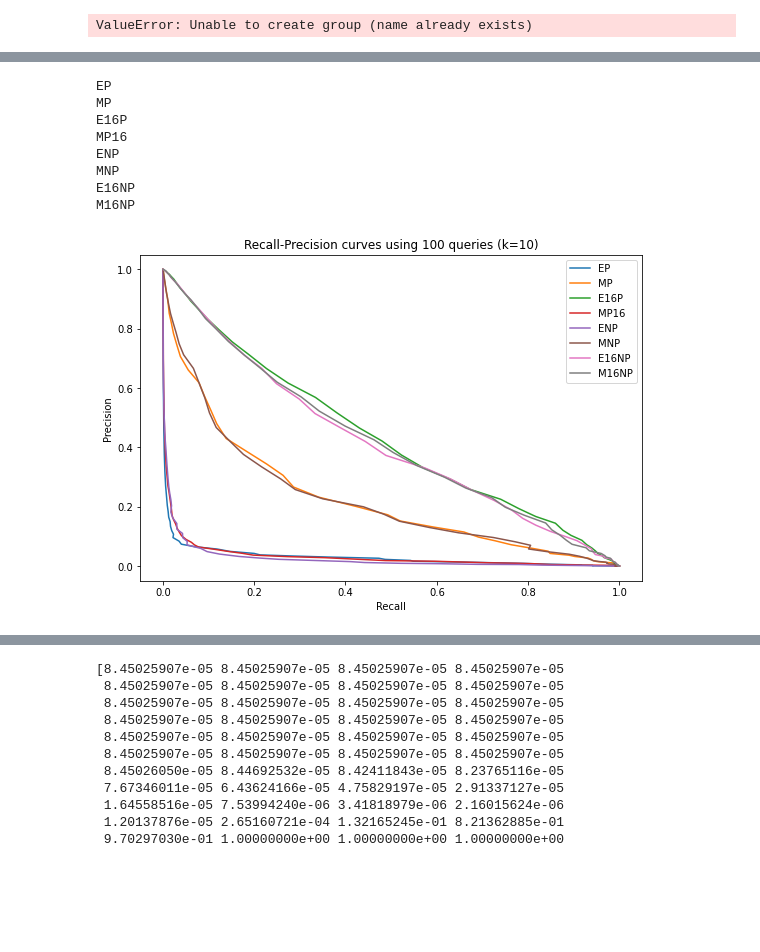
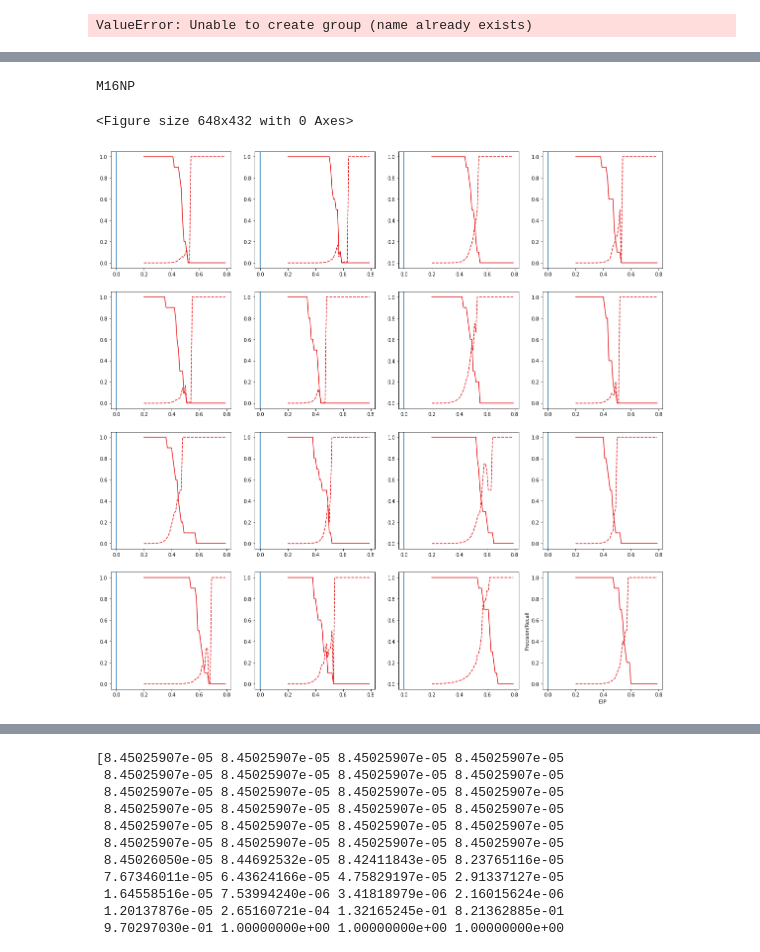
Before and after one commit to TSPoulsen/puffinn, a Jupyter notebook: experiments/results/explore_results.ipynb, the cells around one changed output, grey strips where cells are left out. Saved outputs shown, nothing was run; the diff lists cells and outputs as text; code cells hidden in the pictures; blank space fills up the shorter version.

```diff
--- a/experiments/results/explore_results.ipynb
+++ b/experiments/results/explore_results.ipynb
@@ -444,11 +445,16 @@ filenames = {
             "g100_pass_filter_maha_no_perm.hdf5": "MNP",
             "g100_pass_filter_euc16_no_perm.hdf5": "E16NP",
             "g100_pass_filter_maha16_no_perm.hdf5": "M16NP"}
+# %%
+filenames = {
+            "g100_pass_filter_maha_perm.hdf5": "Maha8_Perm",
+            "g100_pass_filter_maha_no_perm.hdf5": "Maha8_NoPerm",
+            "g100_pass_filter_maha16_perm.hdf5": "Maha16_Perm",
+            "g100_pass_filter_maha16_no_perm.hdf5": "Maha16_NoPerm"}
 # %%
 plt.axvline(x=0, linestyle='--')
 for fn in filenames:
     print(fn)
-    if "16" in fn: continue
     pass_filter = h5py.File(fn, "r")
     #ts = np.array(pass_filter["threshholds"])
     #bks = np.array(pass_filter["threshholds_boot_k"])
@@ -461,5 +467,6 @@ for fn in filenames:
 
 plt.title("Error between TIP and EIP")
 plt.legend()
+plt.savefig("../../plots/perm_error.svg", format="svg")
 plt.show()
 # %% [output]
@@ -475,5 +478,5 @@ g100_pass_filter_maha16_no_perm.hdf5
 # %%
-fig, axes = plt.subplots(nrows=2, ncols=3, figsize=(12,12))
+fig, axes = plt.subplots(nrows=2, ncols=2, figsize=(12,12))
 for fn, ax in zip(filenames.keys(), axes.reshape(-1)):
     print(fn)
     ax.plot([-1,1],[-1,1], linestyle='--')
@@ -490,5 +493,6 @@ for fn, ax in zip(filenames.keys(), axes.reshape(-1)):
     ax.set_title(filenames[fn])
 
 plt.legend()
+plt.savefig("../../plots/perm_tip_eip.svg", format = "svg")
 plt.show()
 # %% [output]
@@ -503,8 +505,6 @@ No artists with labels found to put in legend.  Note that artists whose label st
 # %%
 plt.axvline(x=0, linestyle='--')
 for fn in filenames.keys():
-    print(fn)
-    if "16" in fn: continue
     pass_filter = h5py.File(fn, "r")
     #ts = np.array(pass_filter["threshholds"])
     #bks = np.array(pass_filter["threshholds_boot_k"])
@@ -527,5 +527,6 @@ for fn in filenames.keys():
 
 plt.title("Error between top 100 TIP for each query and their estimates")
 plt.legend()
+plt.savefig("../../plots/perm_top_error.svg",format="svg")
 plt.show()
 # %% [output]
@@ -640,28 +738,38 @@ ValueError: Unable to create group (name already exists)
 # %%
 plt.figure(figsize = (9,6))
 names = list(pr.filenames.values())
 rp_data = h5py.File("rec_prec_results.hdf5", "r")
+colm = cm.get_cmap("Set1")
 for name in names:
+
+    if "16" not in name or "M" not in name or "NP" not in name: continue
     print(name)
+    r = rp_data[name]["10"]["recalls"][:16]
+    p = rp_data[name]["10"]["precisions"][:16]
+    fig, axs = plt.subplots(nrows=4, ncols=4, figsize=(20,20))
+    axs = axs.reshape(-1)
     try:
-        recalls = np.array(rp_data[name]["100"]["recalls"])
-        precisions = np.array(rp_data[name]["100"]["precisions"])
-        plt.plot(recalls, precisions, label = name)
+        for i in range(r.shape[0]):
+            # recalls = np.array(rp_data[name]["100"]["recalls"])
+            # precisions = np.array(rp_data[name]["100"]["precisions"])
+
+            lb = np.searchsorted(pr.RAN, 0.2)
+            ub = np.searchsorted(pr.RAN, 0.8)
+            axs[i].plot(pr.RAN[lb:ub], np.array(r[i])[lb:ub], "b--", c=colm(0), label = name)
+            axs[i].plot(pr.RAN[lb:ub], np.array(p[i])[lb:ub], "g-", c=colm(0), label = name)
+            # plt.plot(recalls, precisions, label = name)
     except KeyError as e:
         print(e)
+    break
+#plt.yscale("log")
+# #plt.axvline(0.40)
 rp_data.close()
-plt.title("Recall-Precision curves using 100 queries (k=100)")
-plt.xlabel("Recall")
-plt.ylabel("Precision")
-plt.legend()
+#plt.title("Recall-Precision curves using 100 queries (k=100)")
+plt.xlabel("EIP")
+plt.ylabel("Precision/Recall")
+#plt.legend()
 plt.show()
 # %% [output]
-EP
-MP
-E16P
-MP16
-ENP
-MNP
-E16NP
 M16NP
+<Figure size 648x432 with 0 Axes>
-[figure, old version]
+[figure, new version]
```
Also changed, not shown: parts of 16 cells of this notebook, 19 other files.
